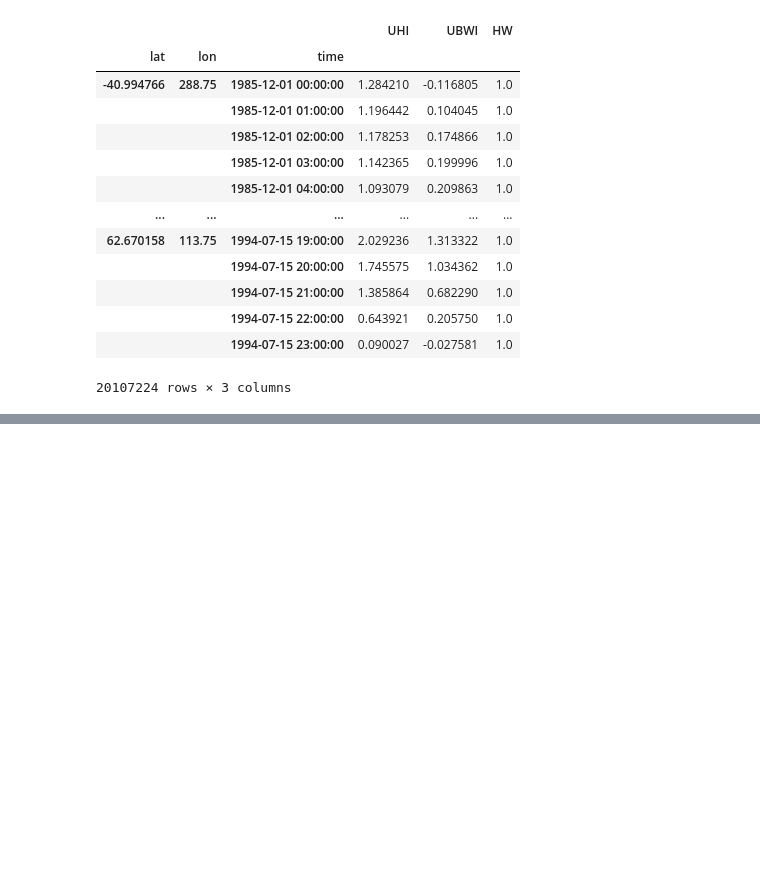
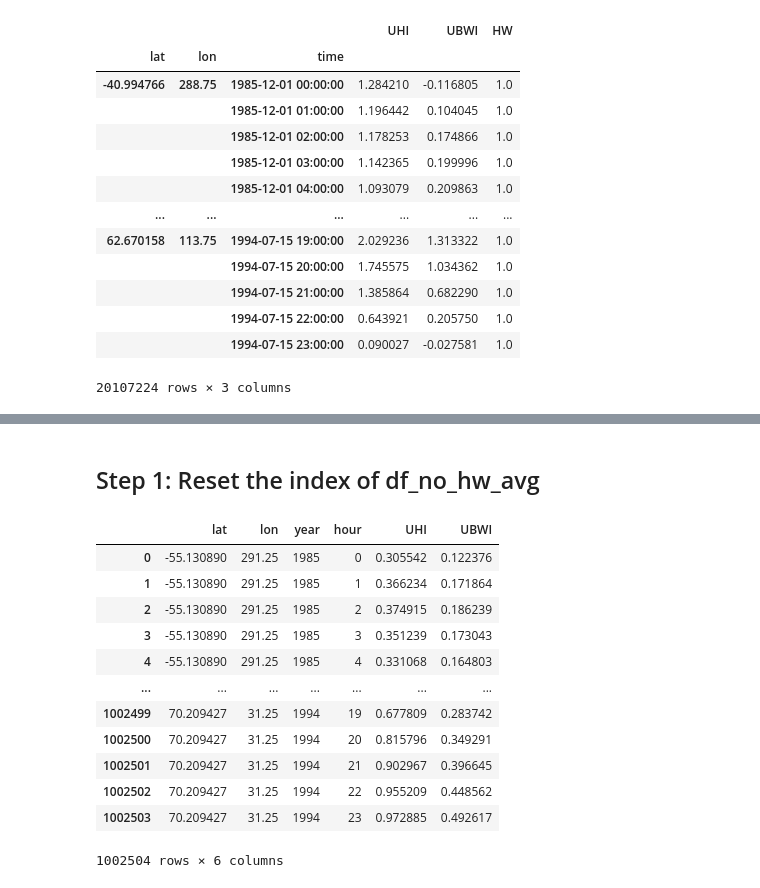
Before and after one commit to johnnyguo2007/research, a Jupyter notebook: hw_global/final/UHI_synergies.ipynb, the cells around one changed output, grey strips where cells are left out. Cells and saved outputs as stored; diff of their text form; code cells hidden in the pictures; blank space fills up the shorter version.

```diff
--- a/hw_global/final/UHI_synergies.ipynb
+++ b/hw_global/final/UHI_synergies.ipynb
@@ -35,0 +161,21 @@ None
+# %% [markdown]
+
+##  Step 1: Reset the index of df_no_hw_avg
+# %%
+
+df_no_hw_avg_reset = df_no_hw_avg.reset_index()
+df_no_hw_avg_reset
+# %% [output]
+|  | lat | lon | year | hour | UHI | UBWI |
+| 0 | -55.130890 | 291.25 | 1985 | 0 | 0.305542 | 0.122376 |
+| 1 | -55.130890 | 291.25 | 1985 | 1 | 0.366234 | 0.171864 |
+| 2 | -55.130890 | 291.25 | 1985 | 2 | 0.374915 | 0.186239 |
+| 3 | -55.130890 | 291.25 | 1985 | 3 | 0.351239 | 0.173043 |
+| 4 | -55.130890 | 291.25 | 1985 | 4 | 0.331068 | 0.164803 |
+| ... | ... | ... | ... | ... | ... | ... |
+| 1002499 | 70.209427 | 31.25 | 1994 | 19 | 0.677809 | 0.283742 |
+| 1002500 | 70.209427 | 31.25 | 1994 | 20 | 0.815796 | 0.349291 |
+| 1002501 | 70.209427 | 31.25 | 1994 | 21 | 0.902967 | 0.396645 |
+| 1002502 | 70.209427 | 31.25 | 1994 | 22 | 0.955209 | 0.448562 |
+| 1002503 | 70.209427 | 31.25 | 1994 | 23 | 0.972885 | 0.492617 |
+1002504 rows × 6 columns
```
Also changed, not shown: parts of 31 cells of this notebook.
